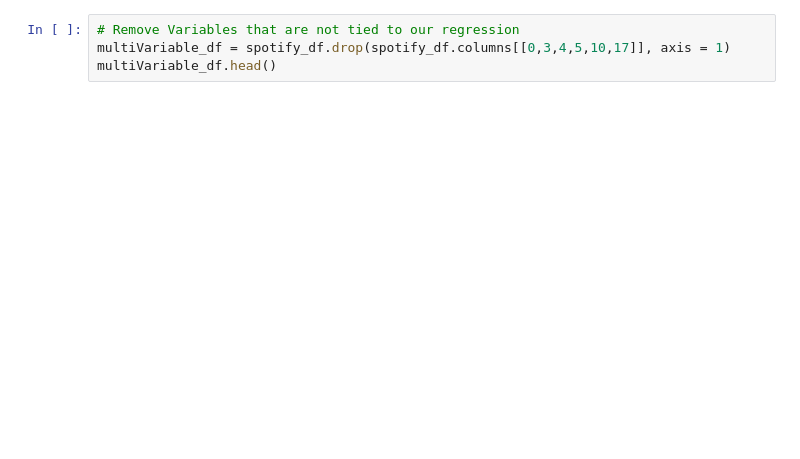
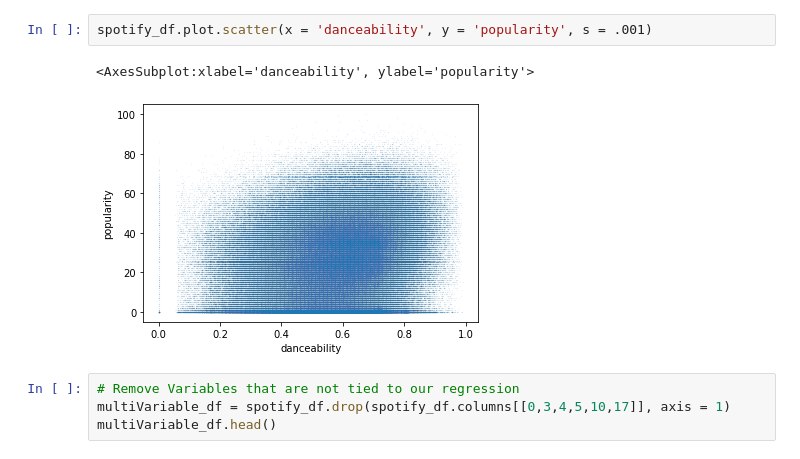
Before and after one commit to bradleyp18/Project1FreshPerspective, a Jupyter notebook: spotify.ipynb, the cells around one changed output. Cells and saved outputs as stored; diff of their text form; blank space fills up the shorter version.

```diff
--- a/spotify.ipynb
+++ b/spotify.ipynb
@@ -26,3 +43,8 @@ spotify_df.head()
+# %%
+spotify_df.plot.scatter(x = 'danceability', y = 'popularity', s = .001)
+# %% [output]
+<AxesSubplot:xlabel='danceability', ylabel='popularity'>
+[figure, added]
 # %%
 # Remove Variables that are not tied to our regression
 multiVariable_df = spotify_df.drop(spotify_df.columns[[0,3,4,5,10,17]], axis = 1)
```
Also changed, not shown: parts of 5 cells of this notebook.
